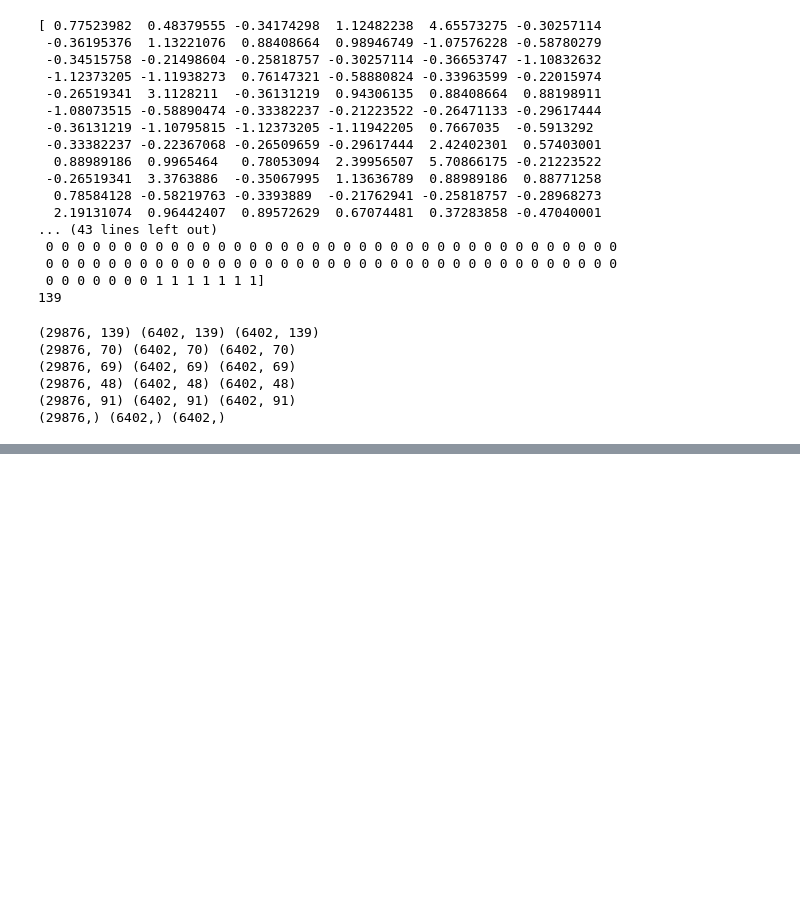
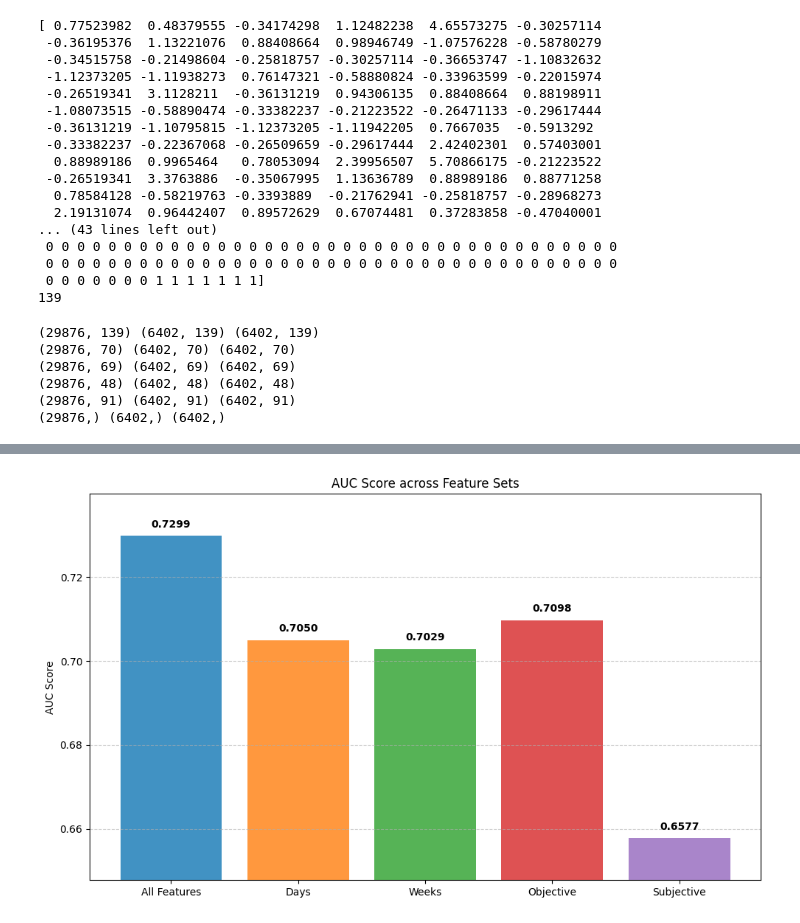
Before and after one commit to pascalghanimi/Injury-Prediction-in-Runners, a Jupyter notebook: Ensemble_XGBoost_LightGBM_CatBoost.ipynb, the cells around one changed output, grey strips where cells are left out. Drawn from its saved outputs; the diff is of its cells as text; code cells hidden in the pictures; blank space fills up the shorter version.

```diff
--- a/Ensemble_XGBoost_LightGBM_CatBoost.ipynb
+++ b/Ensemble_XGBoost_LightGBM_CatBoost.ipynb
@@ -155,19 +117,0 @@ Finale Ensemble Test-AUC: 0.7299
-# %%
-import numpy as np
-import matplotlib.pyplot as plt
-from sklearn.metrics import roc_curve, auc
-
-# Berechnung der ROC-Kurve
-fpr, tpr, _ = roc_curve(Y_test, Y_pred)
-roc_auc = auc(fpr, tpr)
-
-# Plot der ROC-Kurve
-plt.figure(figsize=(8, 6))
-plt.plot(fpr, tpr, color='blue', lw=2, label=f"Ensemble Model (AUC = {roc_auc:.4f})")
-plt.plot([0, 1], [0, 1], linestyle="--", color="gray")  # Diagonale als Referenz
-plt.xlabel("False Positive Rate")
-plt.ylabel("True Positive Rate")
-plt.title("ROC Curve of Ensemble Model")
-plt.legend()
-plt.grid()
-plt.show()
@@ -175,0 +322,66 @@ plt.show()
+# %%
+import matplotlib.pyplot as plt
+import numpy as np
+from sklearn.metrics import roc_curve, auc
+
+
+feature_set_names = list(results.keys())
+
+auc_scores = [results[k]['auc'] for k in feature_set_names]
+sensitivity_scores = [results[k]['sensitivity'] for k in feature_set_names]
+specificity_scores = [results[k]['specificity'] for k in feature_set_names]
+precision_scores = [results[k]['precision'] for k in feature_set_names]
+f1_scores = [results[k]['f1'] for k in feature_set_names]
+
+metrics = {
+    "AUC Score": auc_scores,
+    "Sensitivity": sensitivity_scores,
+    "Specificity": specificity_scores,
+    "Precision": precision_scores,
+    "F1 Score": f1_scores,
+}
+
+colors = ["#1177b4", "#ff7f0e", "#2ca02c", "#d62728", "#9467bd"]
+
+for metric_name, values in metrics.items():
+    plt.figure(figsize=(10, 6))
+    plt.bar(feature_set_names, values, color=colors, alpha=0.8)
+    plt.ylabel(metric_name)
+    plt.title(f"{metric_name} across Feature Sets")
+    plt.ylim(min(values) - 0.01, max(values) + 0.01)
+    plt.grid(axis="y", linestyle="--", alpha=0.6)
+
+    for i, v in enumerate(values):
+        plt.text(i, v + 0.002, f"{v:.4f}", ha="center", fontsize=10, fontweight="bold")
+
+    plt.tight_layout()
+    plt.show()
+
+# ROC-Curves
+test_data = {
+    'All Features': (X_test, Y_test),
+    'Days': (X_test_days, Y_test_days),
+    'Weeks': (X_test_weeks, Y_test_weeks),
+    'Objective': (X_test_objective, Y_test_objective),
+    'Subjective': (X_test_subjective, Y_test_subjective)
+}
+
+for name, (X, y_true) in test_data.items():
+    models = feature_sets[name][0]  # Modelle aus dem geladenen Set
+    y_pred_proba = ensemble_pred(models, X)
+
+    fpr, tpr, _ = roc_curve(y_true, y_pred_proba)
+    roc_auc = auc(fpr, tpr)
+
+    plt.figure(figsize=(8, 6))
+    plt.plot(fpr, tpr, label=f"{name} (AUC = {roc_auc:.4f})", color='blue')
+    plt.plot([0, 1], [0, 1], 'k--', label="Random Classifier")
+    plt.xlabel("False Positive Rate")
+    plt.ylabel("True Positive Rate (Sensitivity)")
+    plt.title(f"ROC Curve – {name}")
+    plt.legend(loc="lower right")
+    plt.grid(True)
+    plt.tight_layout()
+    plt.show()
+# %% [output]
+[figure, added]
```
Also changed, not shown: parts of 9 cells of this notebook.
